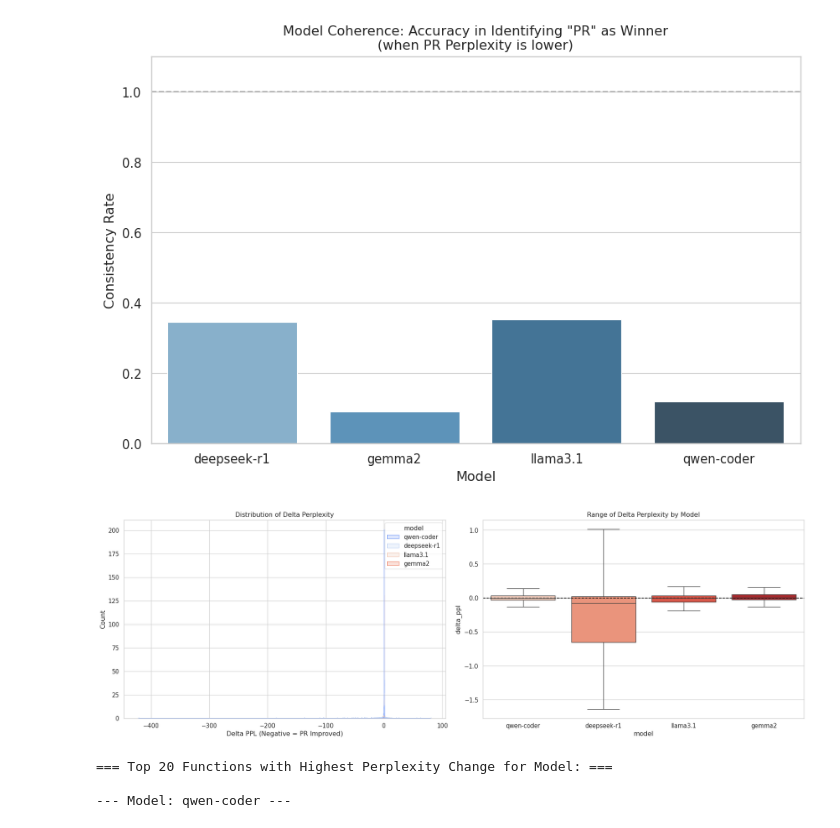
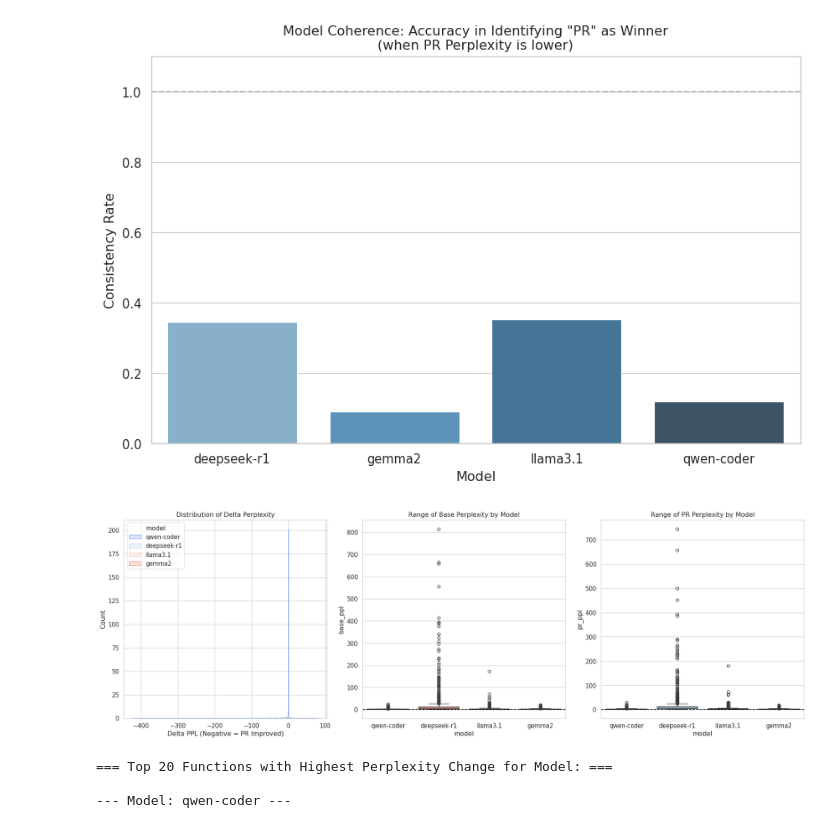
Before and after one commit to Lurpigi/msc-thesis-LLMs-to-rank-decompilers, a Jupyter notebook: final.ipynb, the cells around one changed output. Drawn from its saved outputs; the diff is of its cells as text; code cells hidden in the pictures.

```diff
--- a/final.ipynb
+++ b/final.ipynb
@@ -214,37 +214,50 @@ for item in obj:
 [figure]
 # %%
 if not df_reports.empty:
-    fig, axes = plt.subplots(1, 2, figsize=(18, 6))
+    fig, axes = plt.subplots(1, 3, figsize=(18, 6))
 
     sns.histplot(
         data=df_reports,
         x='delta_ppl',
         hue='model',
         kde=True,
         element="step",
         ax=axes[0],
         palette='coolwarm'
     )
     axes[0].set_title('Distribution of Delta Perplexity')
     axes[0].set_xlabel('Delta PPL (Negative = PR Improved)')
 
     sns.boxplot(
         data=df_reports,
         x='model',
-        y='delta_ppl',
+        y='base_ppl',
         hue='model',
         ax=axes[1],
         palette='Reds',
-        showfliers=False,   # Hide outliers for clarity
+        #showfliers=False,
         dodge=False
     )
-    axes[1].set_title('Range of Delta Perplexity by Model')
+    axes[1].set_title('Range of Base Perplexity by Model')
     axes[1].axhline(0, color='black', linestyle='--')
+
+    sns.boxplot(
+        data=df_reports,
+        x='model',
+        y='pr_ppl',
+        hue='model',
+        ax=axes[2],
+        palette='Blues',
+        #showfliers=False,
+        dodge=False
+    )
+    axes[2].set_title('Range of PR Perplexity by Model')
+    axes[2].axhline(0, color='black', linestyle='--')
 
     plt.tight_layout()
     plt.show()
 # %% [output]
-[figure, old version]
+[figure, new version]
 # %%
 if not df_reports.empty:
     print(f"=== Top 20 Functions with Highest Perplexity Change for Model: ===")
```
Also changed, not shown: 4 other files.
